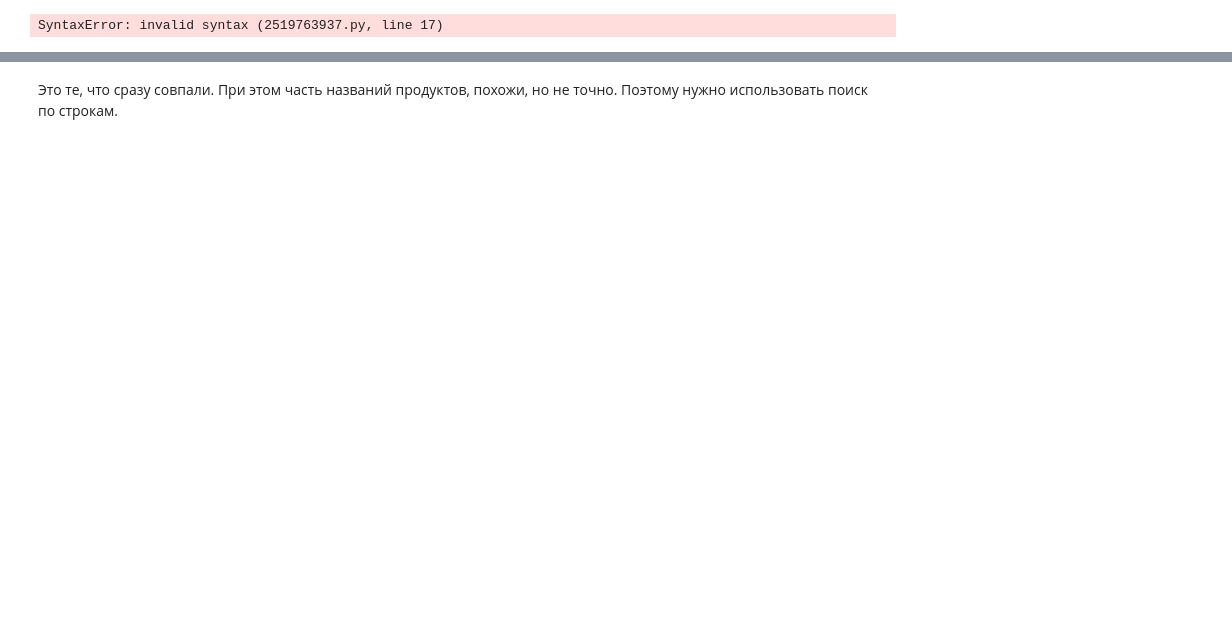
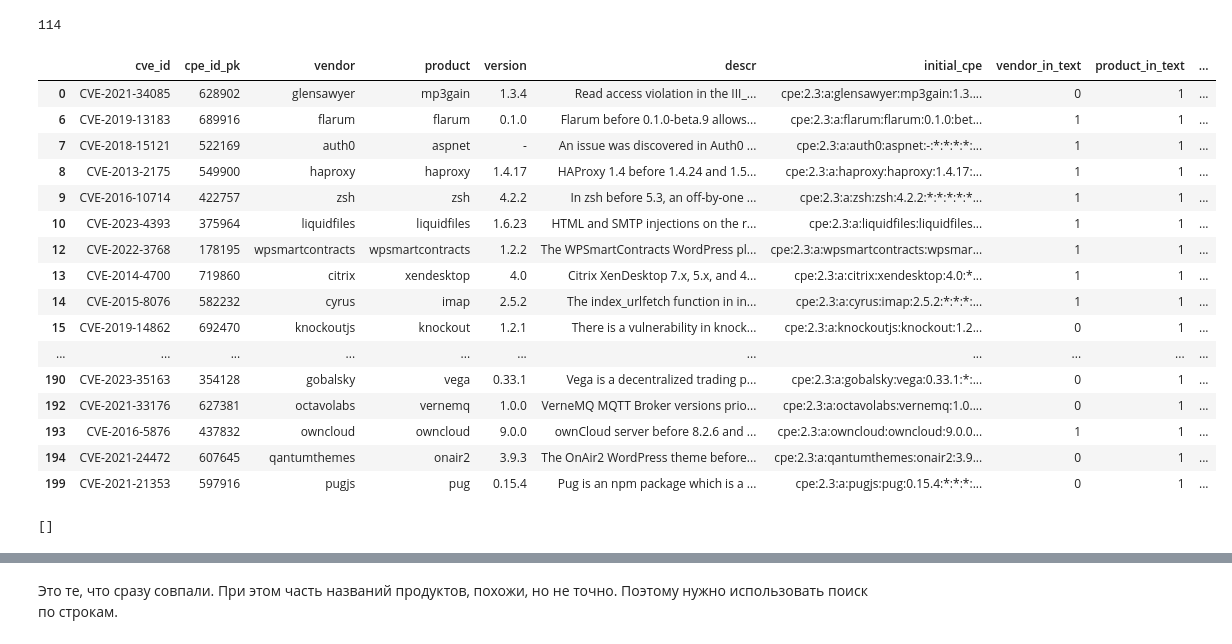
Before and after one commit to levshun/vulns_scanner, a Jupyter notebook: mikhail_code/notebooks/postprocess_model.ipynb, the cells around one changed output, grey strips where cells are left out. Cells and saved outputs as stored; diff of their text form; code cells hidden in the pictures; blank space fills up the shorter version.

```diff
--- a/mikhail_code/notebooks/postprocess_model.ipynb
+++ b/mikhail_code/notebooks/postprocess_model.ipynb
@@ -125,3 +172,26 @@ df_test
+# %%
+print(df_test['product_in_text'].sum())
+df_test[(df_test['product_ner'].astype(str) != '[]') &
+        (df_test['product_in_text'] == 1)]
+# %% [output]
+114
+|  | cve_id | cpe_id_pk | vendor | product | version | descr | initial_cpe | vendor_in_text | product_in_text | ... |
+| 0 | CVE-2021-34085 | 628902 | glensawyer | mp3gain | 1.3.4 | Read access violation in the III_... | cpe:2.3:a:glensawyer:mp3gain:1.3.... | 0 | 1 | ... |
+| 6 | CVE-2019-13183 | 689916 | flarum | flarum | 0.1.0 | Flarum before 0.1.0-beta.9 allows... | cpe:2.3:a:flarum:flarum:0.1.0:bet... | 1 | 1 | ... |
+| 7 | CVE-2018-15121 | 522169 | auth0 | aspnet | - | An issue was discovered in Auth0 ... | cpe:2.3:a:auth0:aspnet:-:*:*:*:*:... | 1 | 1 | ... |
+| 8 | CVE-2013-2175 | 549900 | haproxy | haproxy | 1.4.17 | HAProxy 1.4 before 1.4.24 and 1.5... | cpe:2.3:a:haproxy:haproxy:1.4.17:... | 1 | 1 | ... |
+| 9 | CVE-2016-10714 | 422757 | zsh | zsh | 4.2.2 | In zsh before 5.3, an off-by-one ... | cpe:2.3:a:zsh:zsh:4.2.2:*:*:*:*:*... | 1 | 1 | ... |
+| 10 | CVE-2023-4393 | 375964 | liquidfiles | liquidfiles | 1.6.23 | HTML and SMTP injections on the r... | cpe:2.3:a:liquidfiles:liquidfiles... | 1 | 1 | ... |
+| 12 | CVE-2022-3768 | 178195 | wpsmartcontracts | wpsmartcontracts | 1.2.2 | The WPSmartContracts WordPress pl... | cpe:2.3:a:wpsmartcontracts:wpsmar... | 1 | 1 | ... |
+| 13 | CVE-2014-4700 | 719860 | citrix | xendesktop | 4.0 | Citrix XenDesktop 7.x, 5.x, and 4... | cpe:2.3:a:citrix:xendesktop:4.0:*... | 1 | 1 | ... |
+| 14 | CVE-2015-8076 | 582232 | cyrus | imap | 2.5.2 | The index_urlfetch function in in... | cpe:2.3:a:cyrus:imap:2.5.2:*:*:*:... | 1 | 1 | ... |
+| 15 | CVE-2019-14862 | 692470 | knockoutjs | knockout | 1.2.1 | There is a vulnerability in knock... | cpe:2.3:a:knockoutjs:knockout:1.2... | 0 | 1 | ... |
+| ... | ... | ... | ... | ... | ... | ... | ... | ... | ... | ... |
+| 190 | CVE-2023-35163 | 354128 | gobalsky | vega | 0.33.1 | Vega is a decentralized trading p... | cpe:2.3:a:gobalsky:vega:0.33.1:*:... | 0 | 1 | ... |
+| 192 | CVE-2021-33176 | 627381 | octavolabs | vernemq | 1.0.0 | VerneMQ MQTT Broker versions prio... | cpe:2.3:a:octavolabs:vernemq:1.0.... | 0 | 1 | ... |
+| 193 | CVE-2016-5876 | 437832 | owncloud | owncloud | 9.0.0 | ownCloud server before 8.2.6 and ... | cpe:2.3:a:owncloud:owncloud:9.0.0... | 1 | 1 | ... |
+| 194 | CVE-2021-24472 | 607645 | qantumthemes | onair2 | 3.9.3 | The OnAir2 WordPress theme before... | cpe:2.3:a:qantumthemes:onair2:3.9... | 0 | 1 | ... |
+| 199 | CVE-2021-21353 | 597916 | pugjs | pug | 0.15.4 | Pug is an npm package which is a ... | cpe:2.3:a:pugjs:pug:0.15.4:*:*:*:... | 0 | 1 | ... |
 # %%
 def extract_version(matched):
         if matched:
@@ -251,6 +321,10 @@ def parse_version(version_str):
         else:
             parsed.append(int(c))
     return parsed
+# %%
+generate_versions('2.5.1.5', 'before')
+# %% [output]
+[]
 # %%
 def generate_versions(versions, group_name, debug=False):
     if group_name == 'other':
@@ -409,8 +483,6 @@ for i, row in df_test.iterrows():
         generated_versions = generate_versions(*preprocessed_ner)
         possible_versions.extend(generated_versions)
     r.append(1 if row['version'] in possible_versions else 0)
-    d_vers[(row['version'], row['cve_id'])] =
+    # d_vers[(row['version'], row['cve_id'])] =
     cve_to_vers[row['cve_id']] = row['version']
     d[row['cve_id']] = possible_versions
-# %% [output]
-SyntaxError: invalid syntax (2519763937.py, line 17)
```
Also changed, not shown: parts of 54 cells of this notebook, 4 other files.
